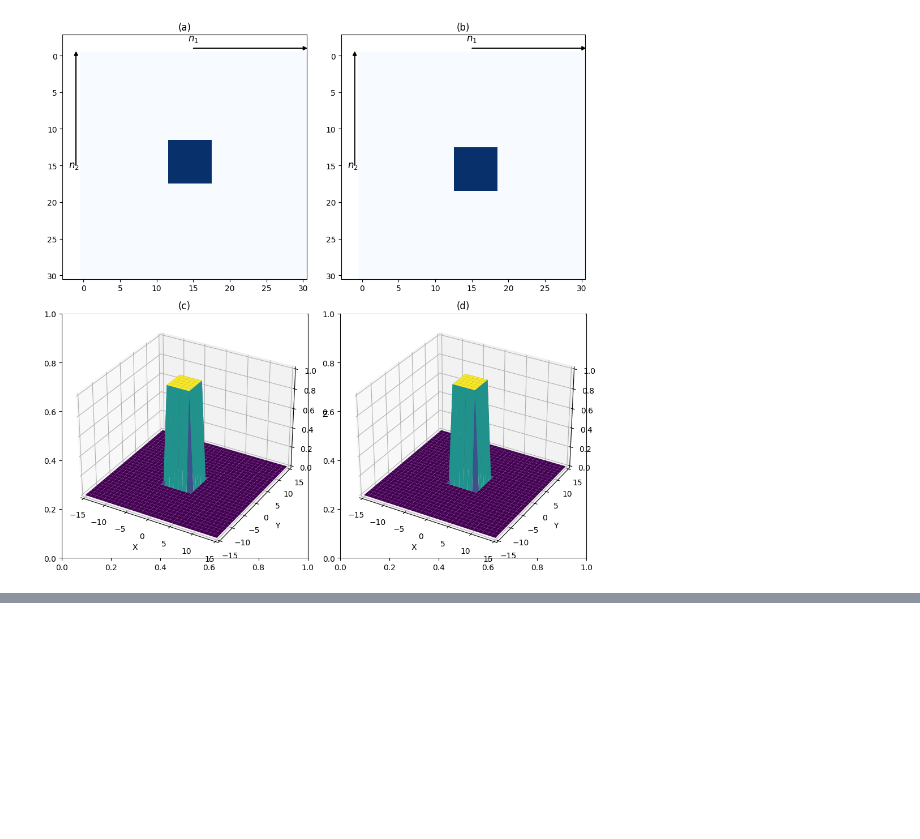
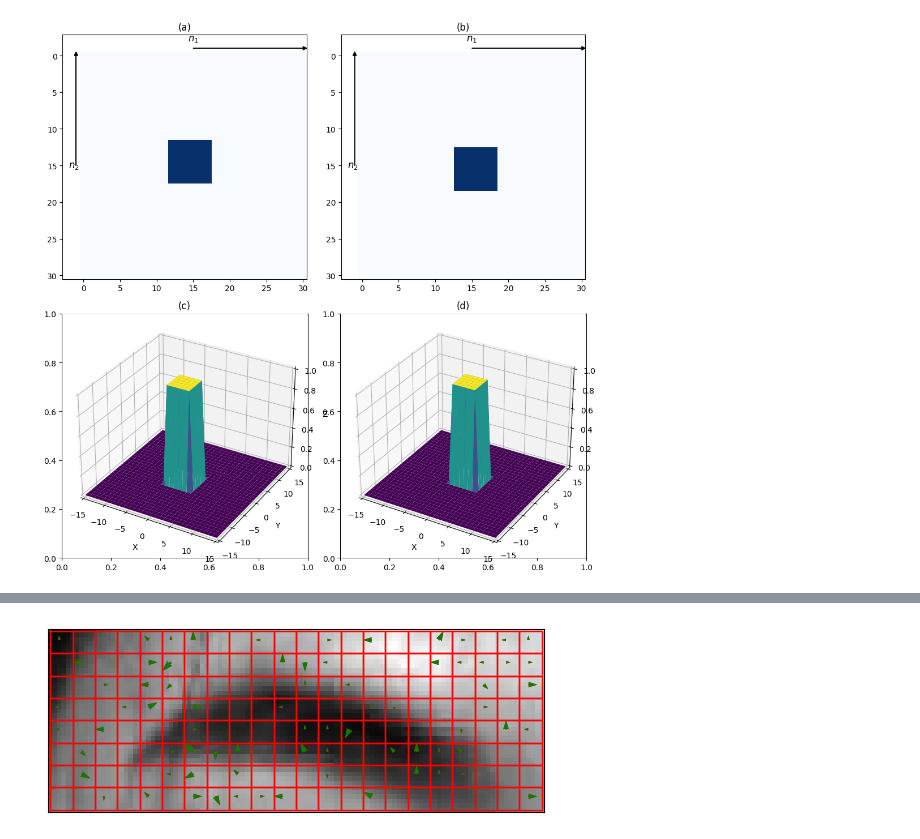
Before and after one commit to rikurunico/micro-expression, a Jupyter notebook: test.ipynb, the cells around one changed output, grey strips where cells are left out. Saved outputs shown, nothing was run; the diff lists cells and outputs as text; code cells hidden in the pictures; blank space fills up the shorter version.

```diff
--- a/test.ipynb
+++ b/test.ipynb
@@ -476,3 +483,71 @@ plt.tight_layout()
 plt.show()
 # %% [output]
 [figure]
+# %%
+# Extraction Feature POC, Vektor, Quadran Test
+import numpy as np
+import matplotlib.pyplot as plt
+import pandas as pd
+import cv2
+import matplotlib.patches as patches
+from feature_extraction.poc import POC
+from feature_extraction.vektor import Vektor
+from feature_extraction.quadran import Quadran
+
+# Load images
+image1 = cv2.imread('temp/frame_1.jpg', cv2.IMREAD_GRAYSCALE)
+image2 = cv2.imread('temp/frame_50.jpg', cv2.IMREAD_GRAYSCALE)
+
+# Inisiasi class POC
+initPOC = POC(image1, image2, 5)
+# Pemanggilan fungsi pocCalc() untuk menghitung nilai POC disetiap gambar
+valPOC = initPOC.getPOC()
+print('Hasil POC :', valPOC)
+
+# Pemanggilan class dan method untuk menampilkan quiver / gambar panah
+initQuiv = Vektor(valPOC, 5)
+quivData = initQuiv.getVektor()
+print('Hasil Vektor :', quivData)
+
+# Quadran
+initQuadran = Quadran(quivData)
+quadran = initQuadran.getQuadran()
+
+print('Hasil Quadran :' , quadran)
+
+plt.quiver(quivData[:, 0], quivData[:, 1], quivData[:, 2], quivData[:, 3], scale=1, scale_units='xy', angles='xy', color="r")
+
+frame_data = {}
+
+for i, quad in enumerate(quadran):
+        # --- Setup bagian Nilai Fitur Dataset ---
+        # Set data kedalam frame_data sesuai column nya
+        frame_data[f'X{i+1}'] = quad[1]
+        frame_data[f'Y{i+1}'] = quad[2]
+        frame_data[f'Tetha{i+1}'] = quad[3]
+        frame_data[f'Magnitude{i+1}'] = quad[4]
+
+print("Nilai Fitur Dataset", frame_data)
+
+
+# Menampilkan gambar dengan quiver
+plt.imshow(np.uint8(image2), cmap='gray')
+plt.quiver(quivData[:, 0], quivData[:, 1], quivData[:, 2], quivData[:, 3], scale=1, scale_units='xy', angles='xy', color="g")
+
+for rect_def in valPOC[2]:
+        x, y, width, height = rect_def
+
+        rects = patches.Rectangle((x,y), width,height, edgecolor='r', facecolor='none')
+        plt.gca().add_patch(rects)
+
+        # plt.text(x,y,f'({num})', color="blue")
+        # num += 1
+
+plt.axis('on')
+# plt.show()
+
+# hapus ruas x dan y
+plt.xticks([])
+plt.yticks([])
+plt.show()
+# %% [output]
@@ -478,0 +571 @@ plt.show()
+[figure, added]
```
Also changed, not shown: parts of 3 cells of this notebook.
